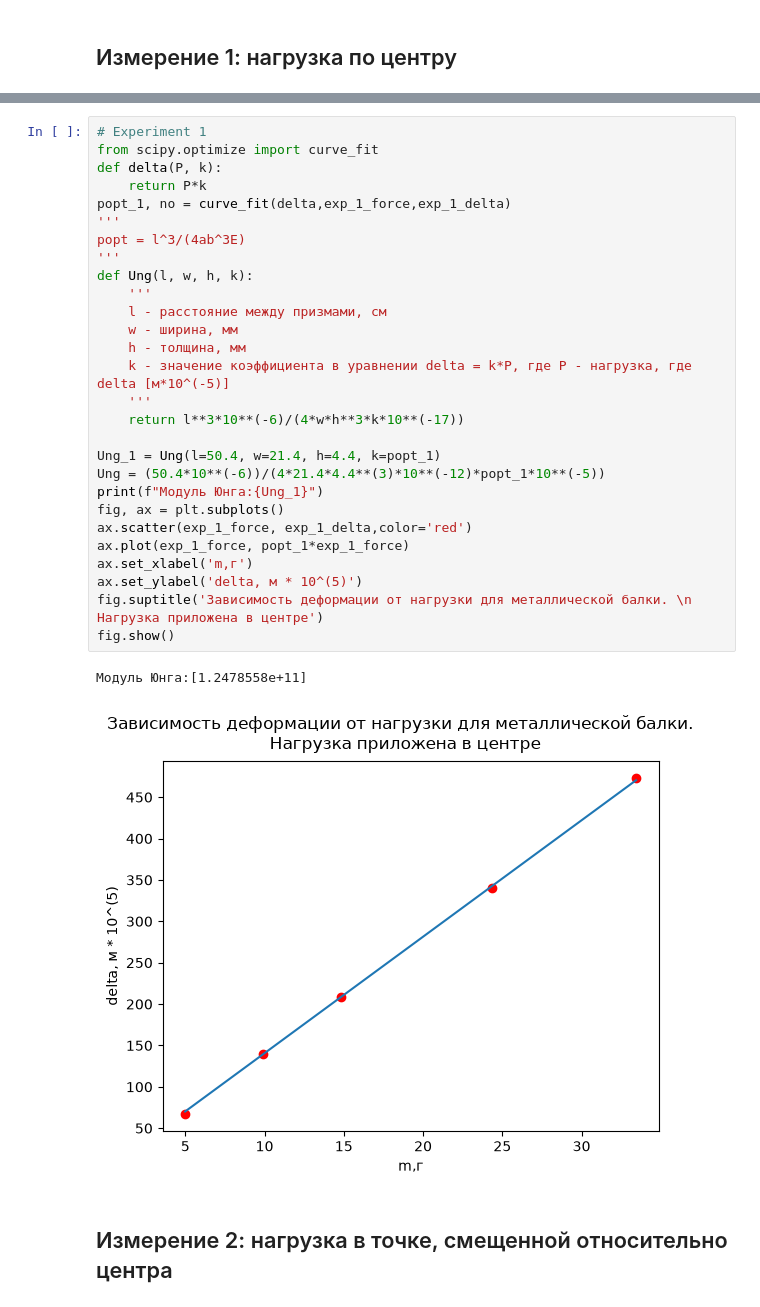
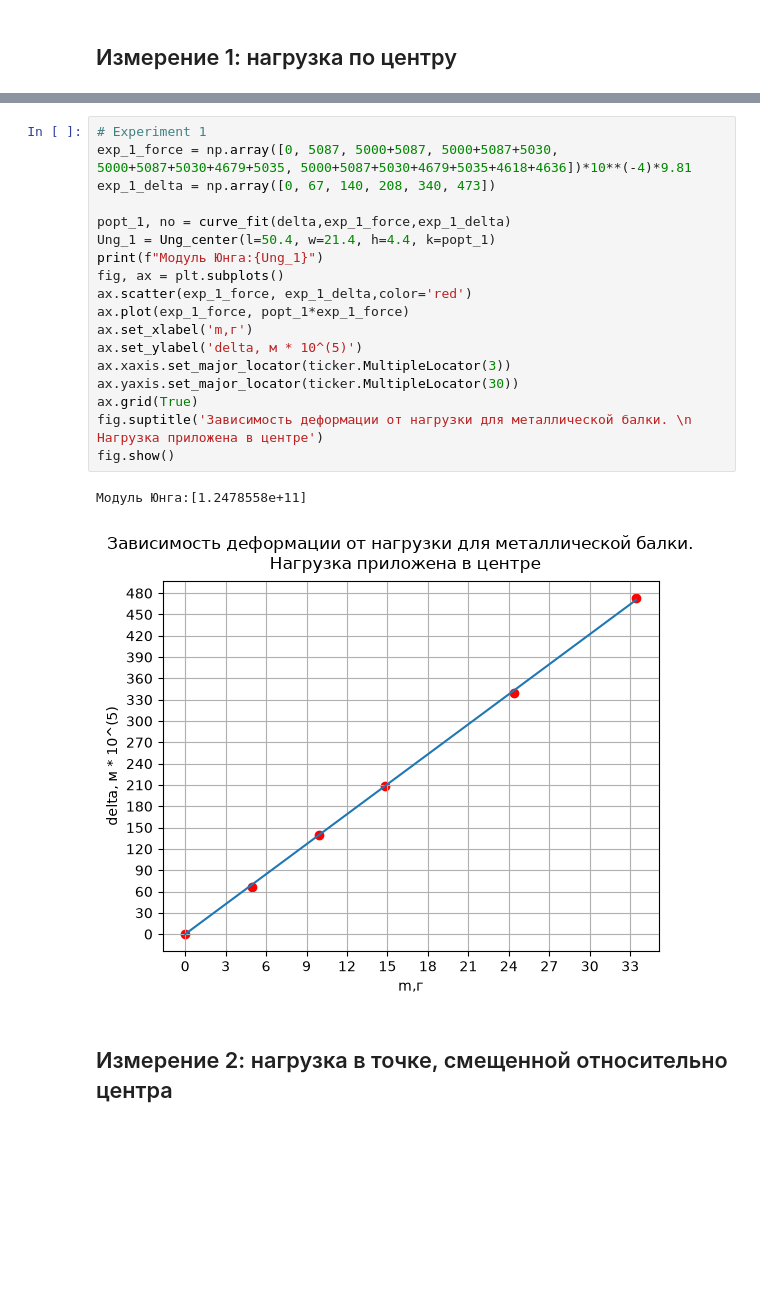
Before and after one commit to sanyaswim2020-lgtm/MIPT_phys_lab, a Jupyter notebook: Mechanics/1_3_1_and_1_3_2/1_3_1.ipynb, the cells around one changed output, grey strips where cells are left out. Drawn from its saved outputs; the diff is of its cells as text; blank space fills up the shorter version.

```diff
--- a/Mechanics/1_3_1_and_1_3_2/1_3_1.ipynb
+++ b/Mechanics/1_3_1_and_1_3_2/1_3_1.ipynb
@@ -38,34 +57,24 @@ array([3.])
 # %%
 # Experiment 1
-from scipy.optimize import curve_fit
-def delta(P, k):
-    return P*k
+exp_1_force = np.array([0, 5087, 5000+5087, 5000+5087+5030, 5000+5087+5030+4679+5035, 5000+5087+5030+4679+5035+4618+4636])*10**(-4)*9.81
+exp_1_delta = np.array([0, 67, 140, 208, 340, 473])
+
 popt_1, no = curve_fit(delta,exp_1_force,exp_1_delta)
-'''
-popt = l^3/(4ab^3E)
-'''
-def Ung(l, w, h, k):
-    '''
-    l - расстояние между призмами, см
-    w - ширина, мм
-    h - толщина, мм
-    k - значение коэффициента в уравнении delta = k*P, где P - нагрузка, где delta [м*10^(-5)]
-    '''
-    return l**3*10**(-6)/(4*w*h**3*k*10**(-17))
-
-Ung_1 = Ung(l=50.4, w=21.4, h=4.4, k=popt_1)
-Ung = (50.4*10**(-6))/(4*21.4*4.4**(3)*10**(-12)*popt_1*10**(-5))
+Ung_1 = Ung_center(l=50.4, w=21.4, h=4.4, k=popt_1)
 print(f"Модуль Юнга:{Ung_1}")
 fig, ax = plt.subplots()
 ax.scatter(exp_1_force, exp_1_delta,color='red')
 ax.plot(exp_1_force, popt_1*exp_1_force)
 ax.set_xlabel('m,г')
 ax.set_ylabel('delta, м * 10^(5)')
+ax.xaxis.set_major_locator(ticker.MultipleLocator(3))
+ax.yaxis.set_major_locator(ticker.MultipleLocator(30))
+ax.grid(True)
 fig.suptitle('Зависимость деформации от нагрузки для металлической балки. \n Нагрузка приложена в центре')
 fig.show()
 # %% [output]
 Модуль Юнга:[1.2478558e+11]
-[figure, old version]
+[figure, new version]
 # %% [markdown]
 ## Измерение 2: нагрузка в точке, смещенной относительно центра
 # %%
```
Also changed, not shown: parts of 38 cells of this notebook, 34 other files.
